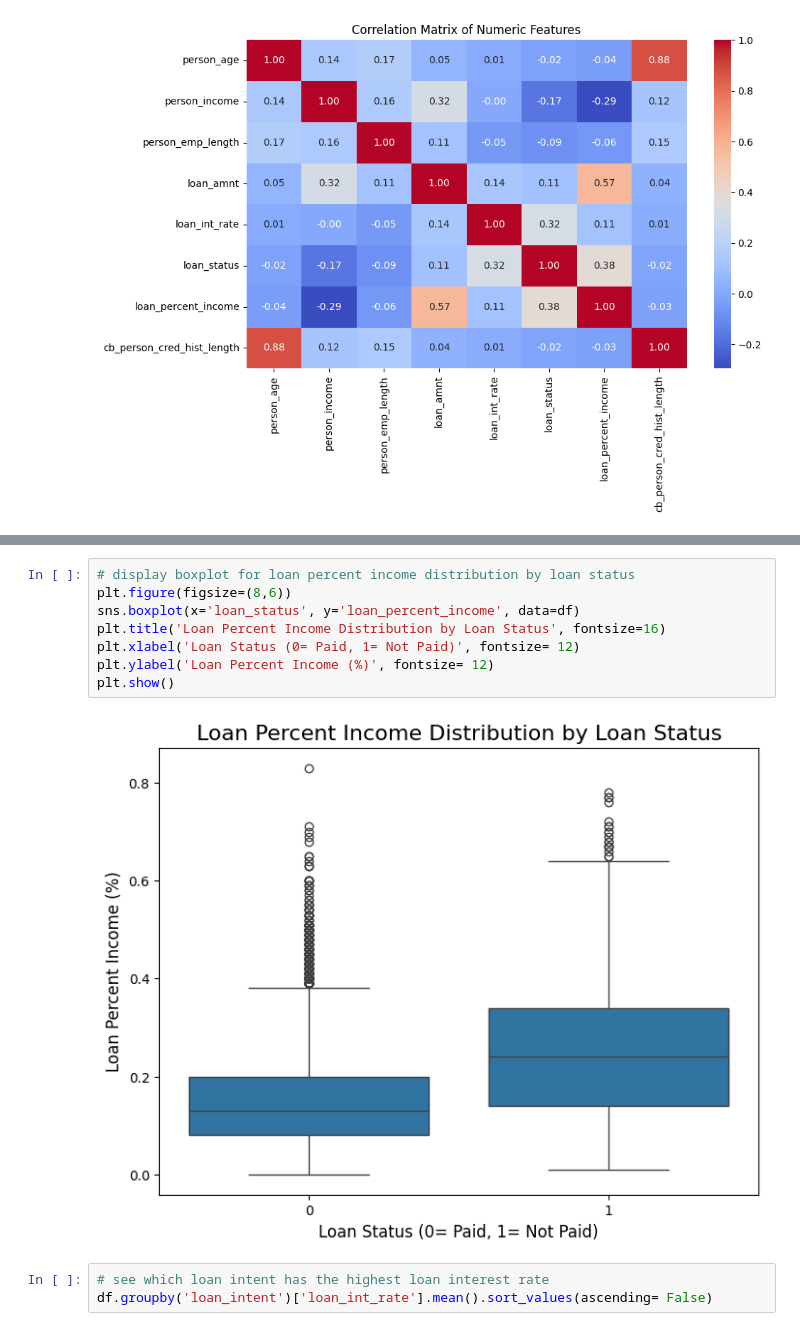
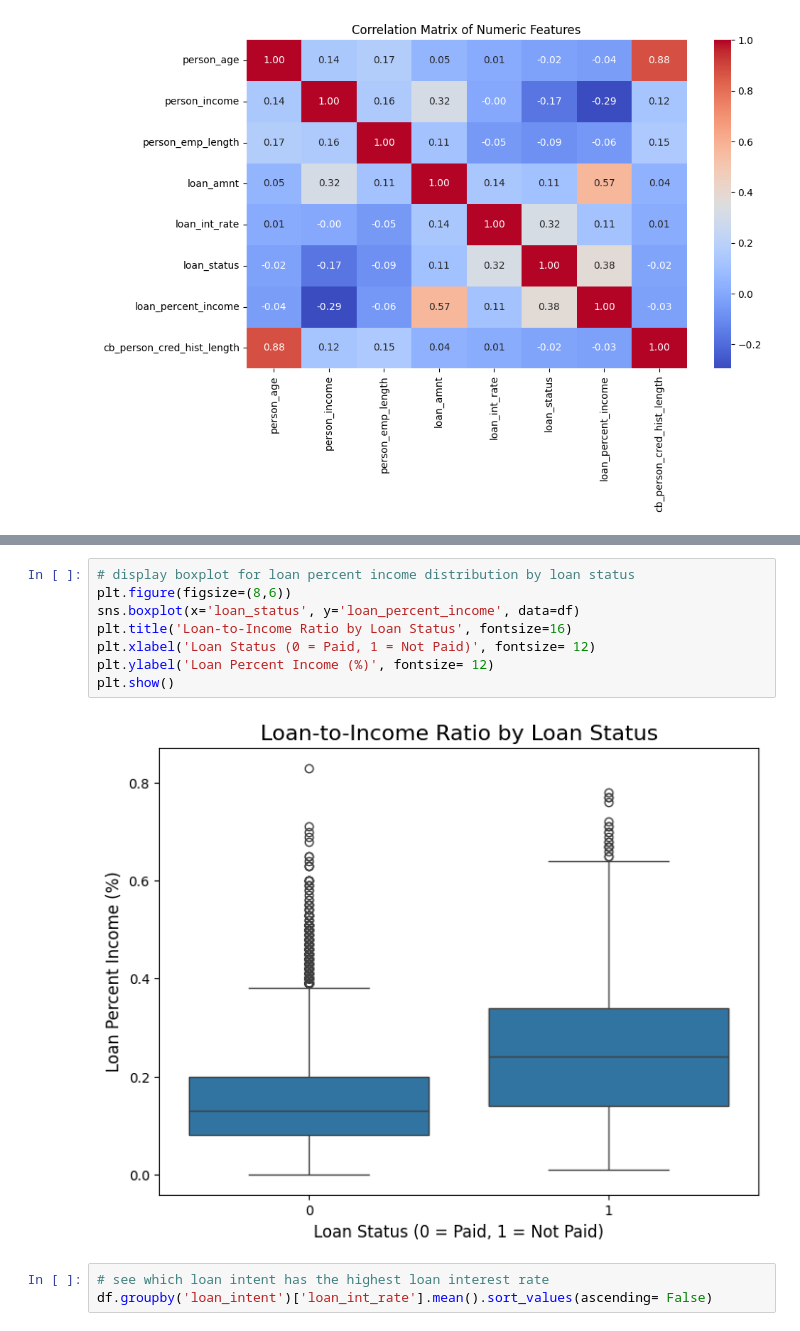
Before and after one commit to shlokzz/Credit-Risk-Prediction-Project, a Jupyter notebook: notebooks/data_cleaning_and_eda.ipynb, the cells around one changed output, grey strips where cells are left out. Drawn from its saved outputs; the diff is of its cells as text.

Commit message:
Change the title of boxplot for loan percent income distribution

```diff
--- a/notebooks/data_cleaning_and_eda.ipynb
+++ b/notebooks/data_cleaning_and_eda.ipynb
@@ -328,13 +328,13 @@ plt.show()
 # %%
 # display boxplot for loan percent income distribution by loan status
 plt.figure(figsize=(8,6))
 sns.boxplot(x='loan_status', y='loan_percent_income', data=df)
-plt.title('Loan Percent Income Distribution by Loan Status', fontsize=16)
-plt.xlabel('Loan Status (0= Paid, 1= Not Paid)', fontsize= 12)
+plt.title('Loan-to-Income Ratio by Loan Status', fontsize=16)
+plt.xlabel('Loan Status (0 = Paid, 1 = Not Paid)', fontsize= 12)
 plt.ylabel('Loan Percent Income (%)', fontsize= 12)
 plt.show()
 # %% [output]
-[figure, old version]
+[figure, new version]
 # %%
 # see which loan intent has the highest loan interest rate
 df.groupby('loan_intent')['loan_int_rate'].mean().sort_values(ascending= False)
```
Also changed, not shown: parts of 2 cells of this notebook.
